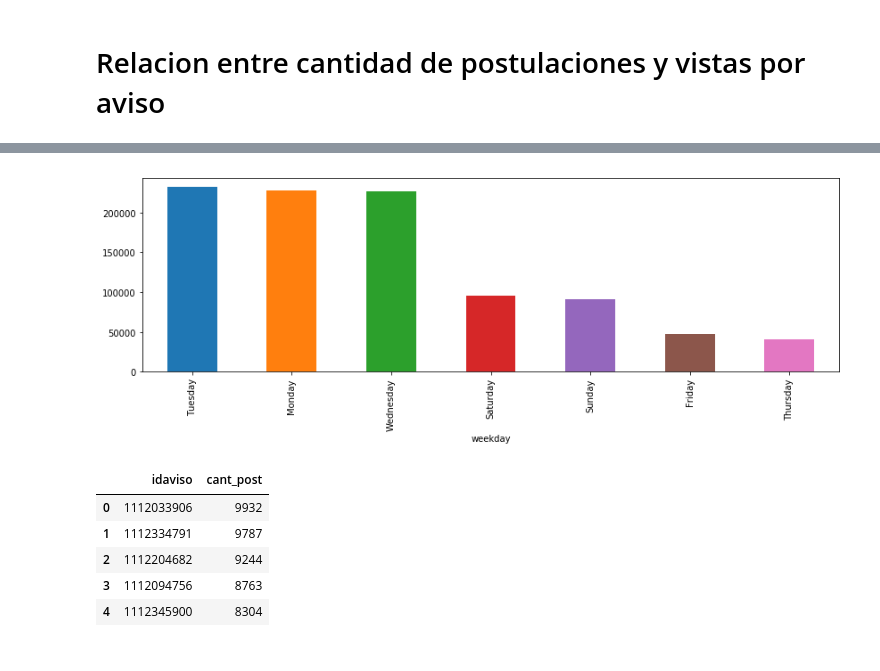
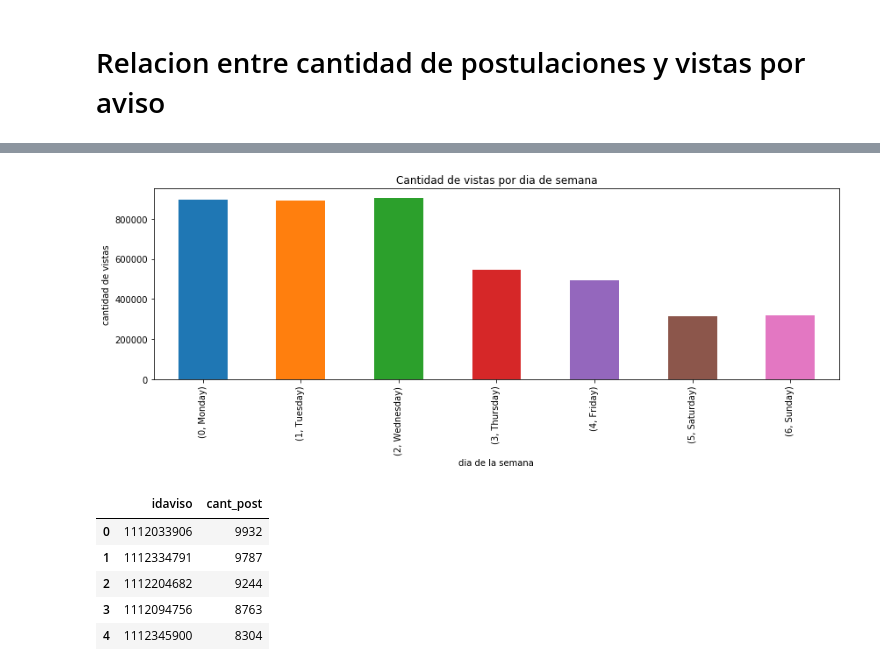
Before and after one commit to PRPablo/dataJobSearches, a Jupyter notebook: exploratoryAnalysis/tp_pablo.ipynb, the cells around one changed output, grey strips where cells are left out. Drawn from its saved outputs; the diff is of its cells as text; code cells hidden in the pictures.

```diff
--- a/exploratoryAnalysis/tp_pablo.ipynb
+++ b/exploratoryAnalysis/tp_pablo.ipynb
@@ -138,10 +149,19 @@ post_weekday.groupby('weekday').count()['fechapostulacion'].sort_values(ascendin
-# %%
-#cantidad de vistas por dia de semana
-vistas_weekday = vistas
-vistas_weekday['weekday'] =  vistas_weekday['fechavista'].dt.weekday_name
-vistas_weekday.groupby('weekday').count()['fechavista'].sort_values(ascending=False)[0:19].plot(kind='bar',figsize=(14,4));
-# %% [output]
-[figure, removed]
+# %%
+#cantidad de vistas por dia de semana
+# se llego a la conclusion de que la cantidad de vistas totales son los registros del
+# archivo vistas + archivo postulaciones
+vistas_weekday = postulaciones
+vistas_weekday.rename(columns={"fechapostulacion":"fechavista"}, inplace=True)
+vistas_weekday = pd.concat([vistas, vistas_weekday])
+vistas_weekday['weekday'] = vistas_weekday['fechavista'].dt.weekday_name
+vistas_weekday['dayofweek'] = vistas_weekday['fechavista'].dt.dayofweek
+vistas_weekday_groupby = vistas_weekday.groupby(['dayofweek','weekday']).count()['fechavista']
+vistas_weekday_groupby.plot(title = "Cantidad de vistas por dia de semana",kind='bar',figsize=(14,4))
+plt.xlabel('dia de la semana')
+plt.ylabel('cantidad de vistas')
+plt.show()
+# %% [output]
+[figure, added]
 # %%
 #cantidad de postulaciones
 avisos_cant_post = postulaciones.loc[:,['idaviso']]
```
Also changed, not shown: parts of 18 cells of this notebook.
